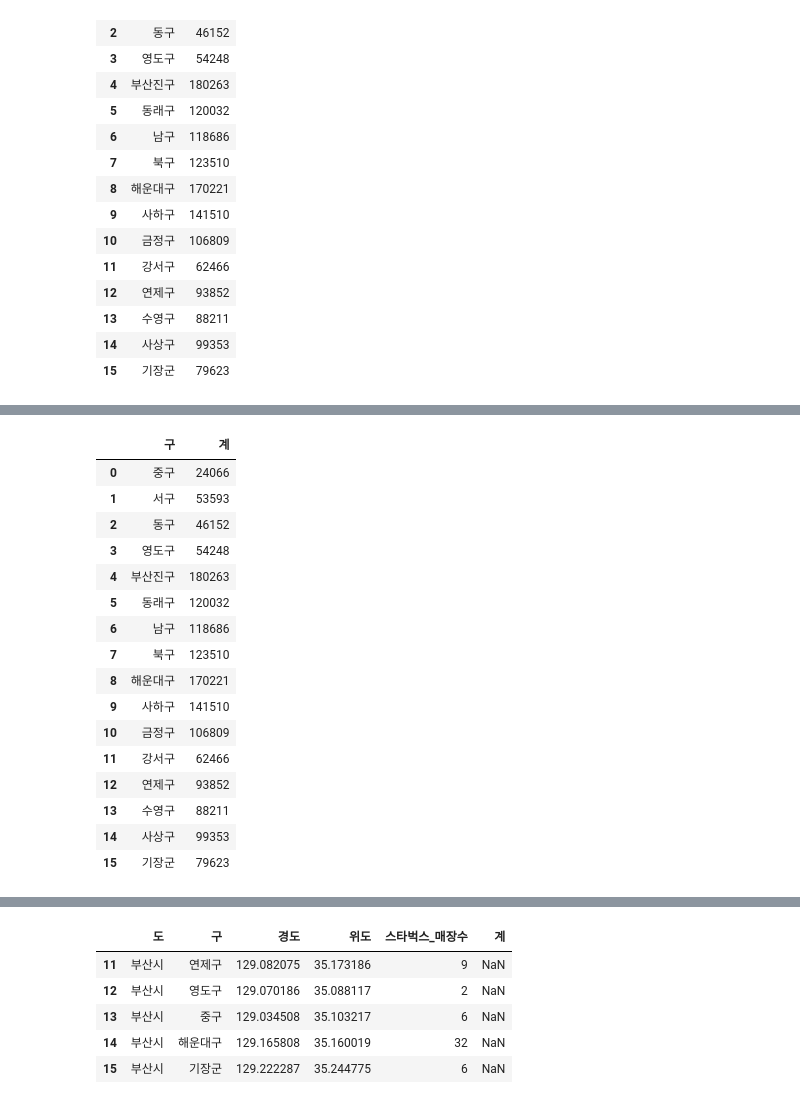
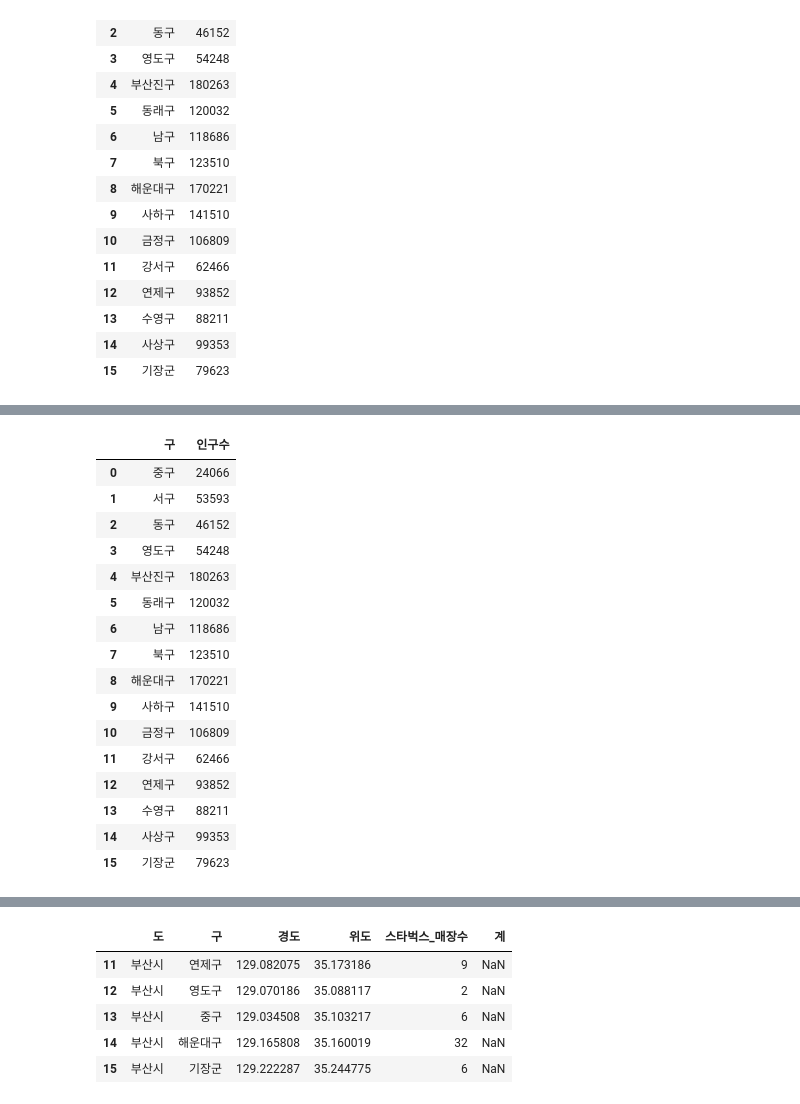
Before and after one commit to eunjoengme/bigdata-python-20230616, a Jupyter notebook: Day12/py43_busan_전처리및_시각화.ipynb, the cells around one changed output, grey strips where cells are left out. Saved outputs shown, nothing was run; the diff lists cells and outputs as text; code cells hidden in the pictures.

```diff
--- a/Day12/py43_busan_전처리및_시각화.ipynb
+++ b/Day12/py43_busan_전처리및_시각화.ipynb
@@ -268,20 +244,21 @@ busan_pop
-# %%
-busan_pop
-# %% [output]
-|  | 구 | 계 |
-| 0 | 중구 | 24066 |
-| 1 | 서구 | 53593 |
-| 2 | 동구 | 46152 |
-| 3 | 영도구 | 54248 |
-| 4 | 부산진구 | 180263 |
-| 5 | 동래구 | 120032 |
-| 6 | 남구 | 118686 |
-| 7 | 북구 | 123510 |
-| 8 | 해운대구 | 170221 |
-| 9 | 사하구 | 141510 |
-| 10 | 금정구 | 106809 |
-| 11 | 강서구 | 62466 |
-| 12 | 연제구 | 93852 |
-| 13 | 수영구 | 88211 |
-| 14 | 사상구 | 99353 |
-| 15 | 기장군 | 79623 |
+# %%
+busan_pop_df.rename(columns={'구':'구', '계':'인구수'}, inplace=True)
+busan_pop_df
+# %% [output]
+|  | 구 | 인구수 |
+| 0 | 중구 | 24066 |
+| 1 | 서구 | 53593 |
+| 2 | 동구 | 46152 |
+| 3 | 영도구 | 54248 |
+| 4 | 부산진구 | 180263 |
+| 5 | 동래구 | 120032 |
+| 6 | 남구 | 118686 |
+| 7 | 북구 | 123510 |
+| 8 | 해운대구 | 170221 |
+| 9 | 사하구 | 141510 |
+| 10 | 금정구 | 106809 |
+| 11 | 강서구 | 62466 |
+| 12 | 연제구 | 93852 |
+| 13 | 수영구 | 88211 |
+| 14 | 사상구 | 99353 |
+| 15 | 기장군 | 79623 |
```
Also changed, not shown: parts of 7 cells of this notebook, 2 other files.
